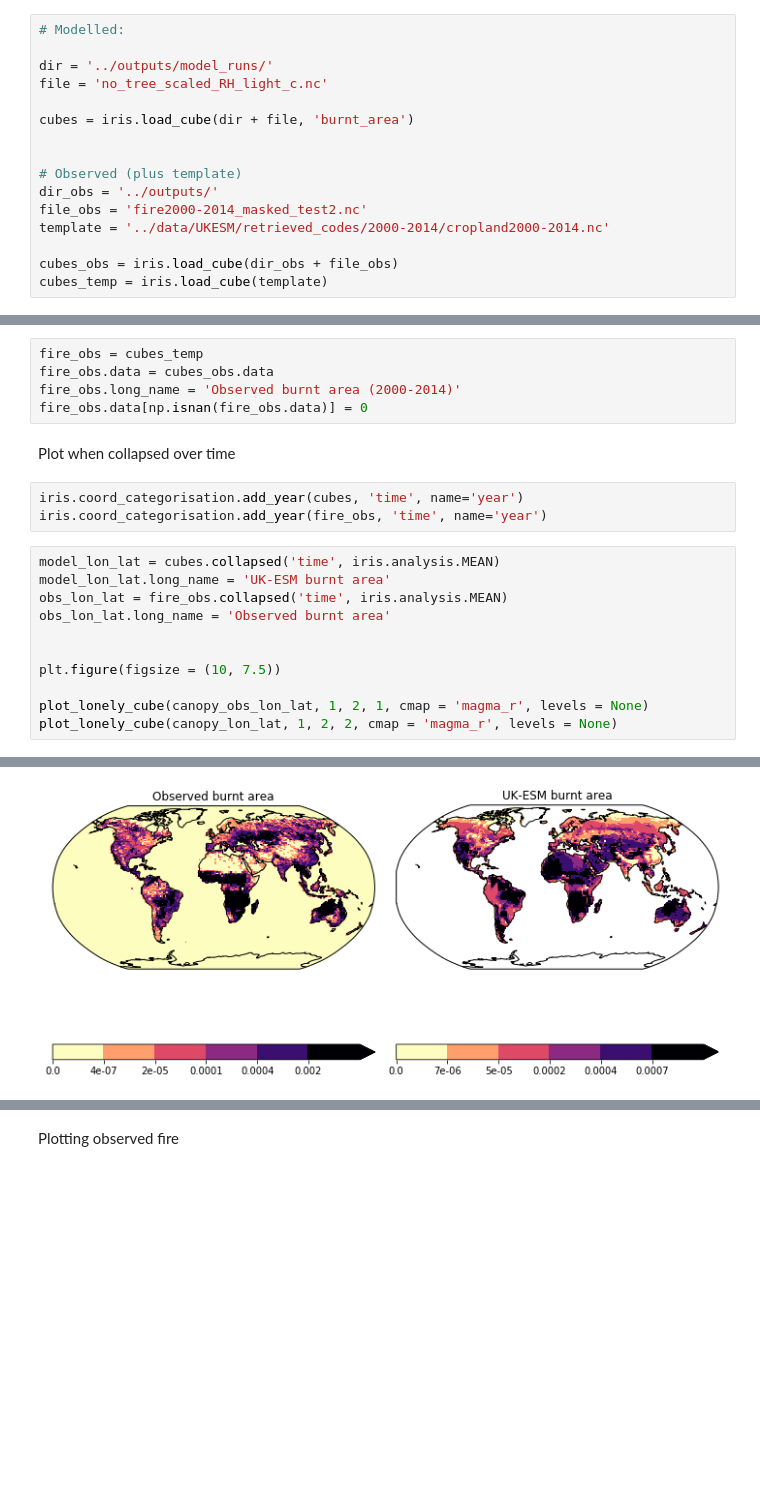
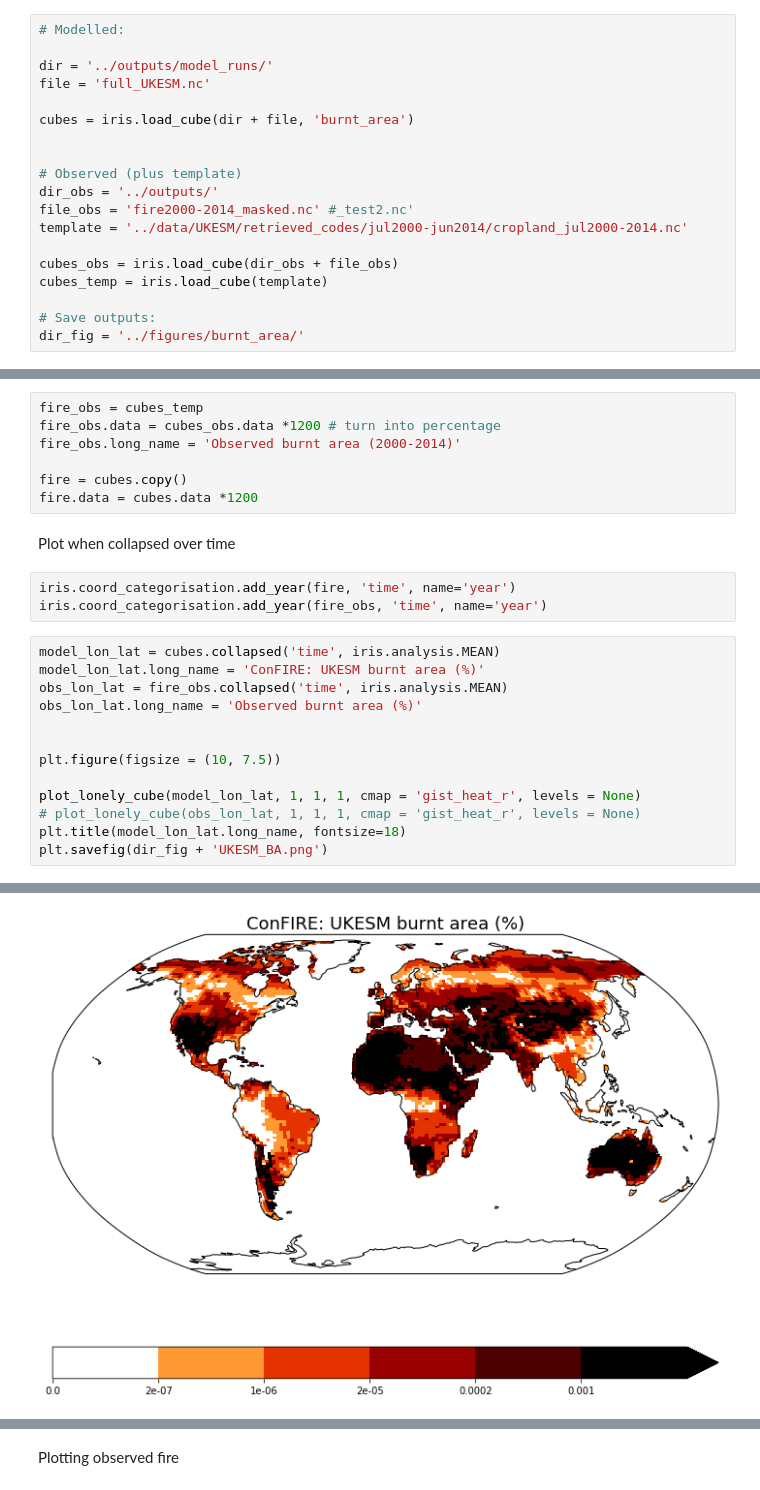
Before and after one commit to douglask3/UKESM-ConFire, a Jupyter notebook: notebooks/plot_burnt_area.ipynb, the cells around one changed output, grey strips where cells are left out. Drawn from its saved outputs; the diff is of its cells as text; blank space fills up the shorter version.

Commit message:
Updated cube stats in plot BA

```diff
--- a/notebooks/plot_burnt_area.ipynb
+++ b/notebooks/plot_burnt_area.ipynb
@@ -33,39 +36,46 @@ Load in burnt area data from both observation and model
 # Modelled:
 
 dir = '../outputs/model_runs/'
-file = 'no_tree_scaled_RH_light_c.nc'
+file = 'full_UKESM.nc'
 
 cubes = iris.load_cube(dir + file, 'burnt_area')
 
 
 # Observed (plus template)
 dir_obs = '../outputs/'
-file_obs = 'fire2000-2014_masked_test2.nc'
-template = '../data/UKESM/retrieved_codes/2000-2014/cropland2000-2014.nc'
+file_obs = 'fire2000-2014_masked.nc' #_test2.nc'
+template = '../data/UKESM/retrieved_codes/jul2000-jun2014/cropland_jul2000-2014.nc'
 
 cubes_obs = iris.load_cube(dir_obs + file_obs)
 cubes_temp = iris.load_cube(template)
+
+# Save outputs:
+dir_fig = '../figures/burnt_area/'
 # %% [markdown]
 Data preparation for observed
 # %%
 fire_obs = cubes_temp
-fire_obs.data = cubes_obs.data
+fire_obs.data = cubes_obs.data *1200 # turn into percentage
 fire_obs.long_name = 'Observed burnt area (2000-2014)'
-fire_obs.data[np.isnan(fire_obs.data)] = 0
+
+fire = cubes.copy()
+fire.data = cubes.data *1200
 # %% [markdown]
 Plot when collapsed over time
 # %%
-iris.coord_categorisation.add_year(cubes, 'time', name='year')
+iris.coord_categorisation.add_year(fire, 'time', name='year')
 iris.coord_categorisation.add_year(fire_obs, 'time', name='year')
 # %%
 model_lon_lat = cubes.collapsed('time', iris.analysis.MEAN)
-model_lon_lat.long_name = 'UK-ESM burnt area'
+model_lon_lat.long_name = 'ConFIRE: UKESM burnt area (%)'
 obs_lon_lat = fire_obs.collapsed('time', iris.analysis.MEAN)
-obs_lon_lat.long_name = 'Observed burnt area'
+obs_lon_lat.long_name = 'Observed burnt area (%)'
 
 
 plt.figure(figsize = (10, 7.5))
 
-plot_lonely_cube(canopy_obs_lon_lat, 1, 2, 1, cmap = 'magma_r', levels = None)
-plot_lonely_cube(canopy_lon_lat, 1, 2, 2, cmap = 'magma_r', levels = None)
+plot_lonely_cube(model_lon_lat, 1, 1, 1, cmap = 'gist_heat_r', levels = None)
+# plot_lonely_cube(obs_lon_lat, 1, 1, 1, cmap = 'gist_heat_r', levels = None)
+plt.title(model_lon_lat.long_name, fontsize=18)
+plt.savefig(dir_fig + 'UKESM_BA.png')
 # %% [output]
@@ -73 +82 @@ plot_lonely_cube(canopy_lon_lat, 1, 2, 2, cmap = 'magma_r', levels = None)
-[figure, old version]
+[figure, new version]
```
Also changed, not shown: parts of 12 cells of this notebook.
